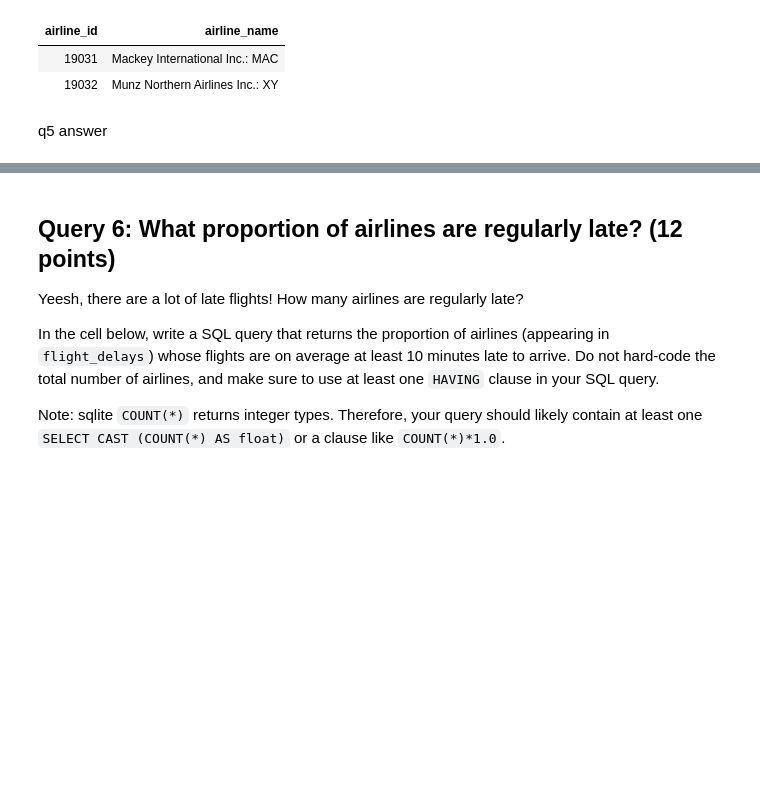
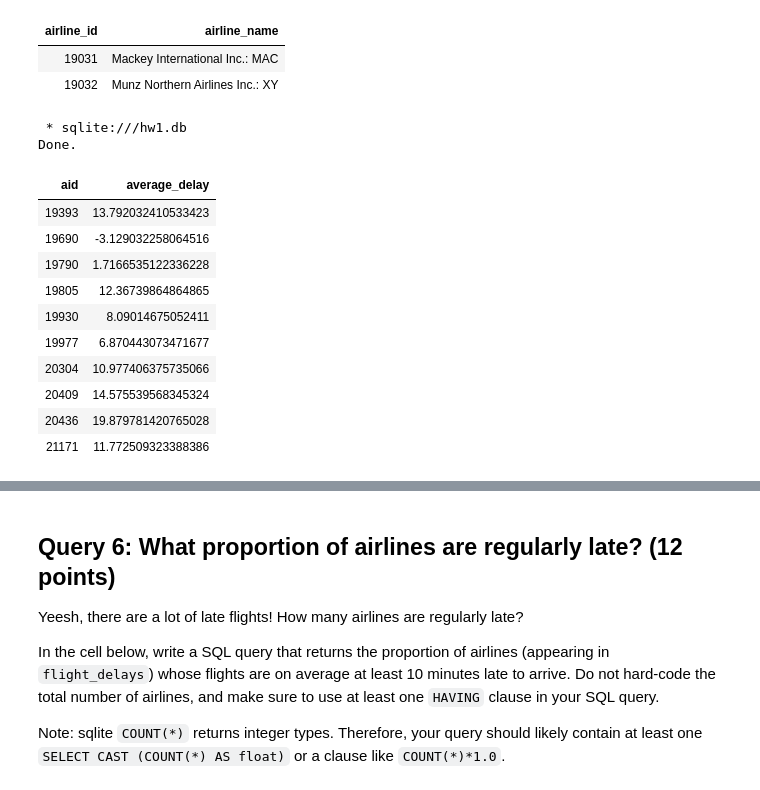
Before and after one commit to Crepdo/CS186_Database-Systems, a Jupyter notebook: HW1c_SQL/HW1_coding.ipynb, the cells around one changed output, grey strips where cells are left out. Cells and saved outputs as stored; diff of their text form; code cells hidden in the pictures; blank space fills up the shorter version.

```diff
--- a/HW1c_SQL/HW1_coding.ipynb
+++ b/HW1c_SQL/HW1_coding.ipynb
@@ -201,5 +203,23 @@ Done.
 | airline_id | airline_name |
 | 19031 | Mackey International Inc.: MAC |
 | 19032 | Munz Northern Airlines Inc.: XY |
-# %% [markdown]
-q5 answer
+# %%
+%%sql
+SELECT f.airline_id AS aid, AVG(f.arr_delay) AS average_delay
+FROM flight_delays AS f
+WHERE f.origin = 'SFO'
+GROUP BY f.airline_id
+# %% [output]
+ * sqlite:///hw1.db
+Done.
+| aid | average_delay |
+| 19393 | 13.792032410533423 |
+| 19690 | -3.129032258064516 |
+| 19790 | 1.7166535122336228 |
+| 19805 | 12.36739864864865 |
+| 19930 | 8.09014675052411 |
+| 19977 | 6.870443073471677 |
+| 20304 | 10.977406375735066 |
+| 20409 | 14.575539568345324 |
+| 20436 | 19.879781420765028 |
+| 21171 | 11.772509323388386 |
```
Also changed, not shown: parts of 10 cells of this notebook.
